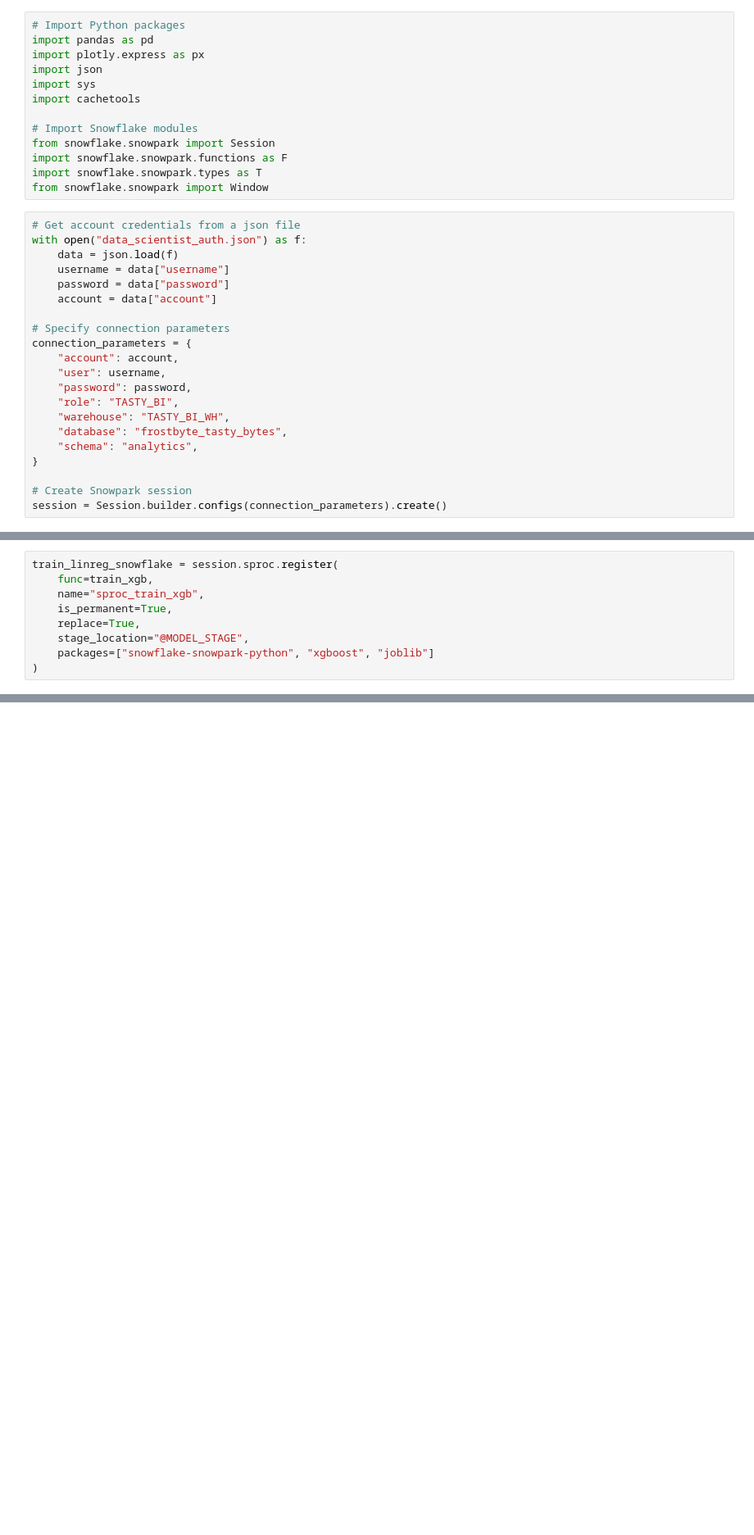
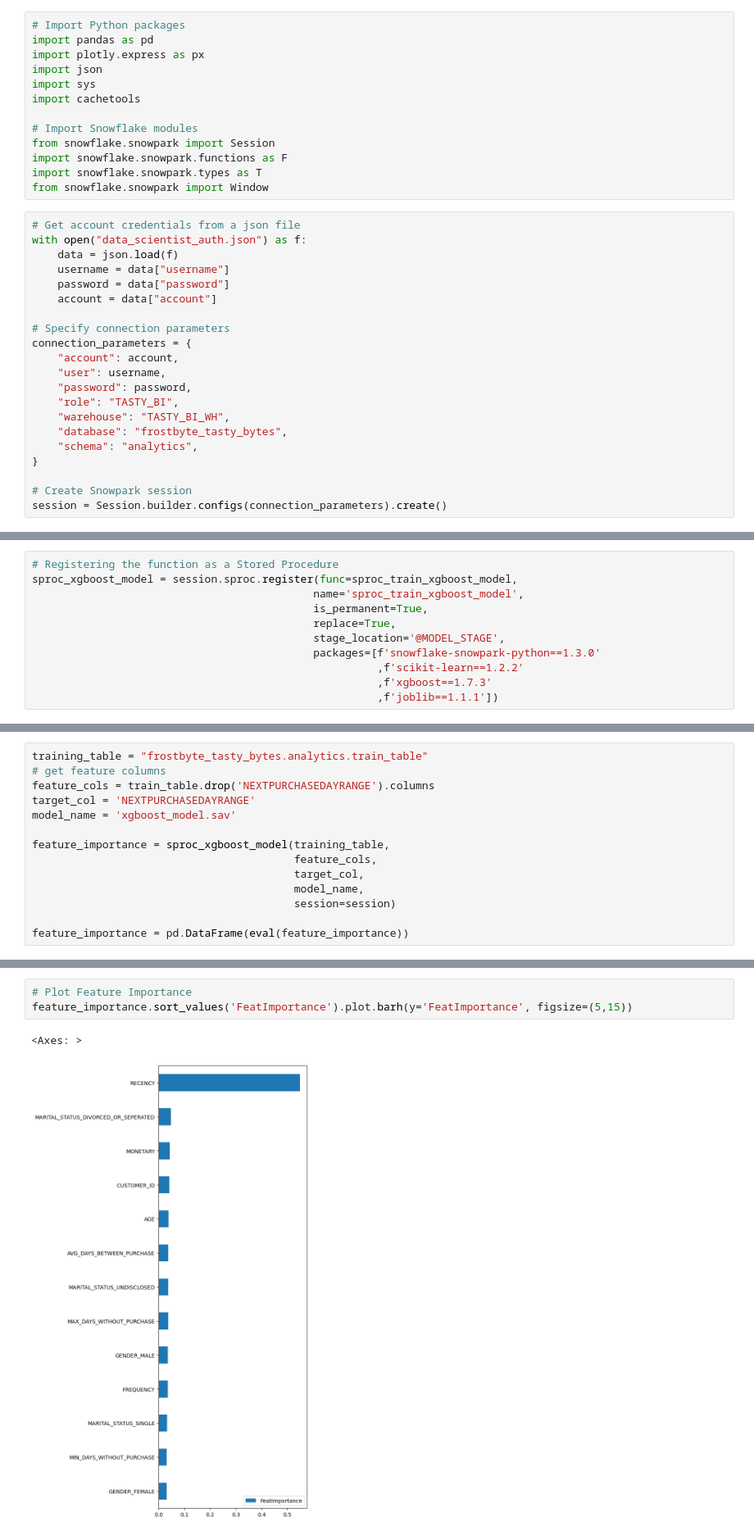
Before and after one commit to R-otato/Tasty_Insights, a Jupyter notebook: FinalModel.ipynb, the cells around one changed output, grey strips where cells are left out. Shown at 82% size. Drawn from its saved outputs; the diff is of its cells as text; blank space fills up the shorter version.

Commit message:
Add Sproc, Stage, UDF

```diff
--- a/FinalModel.ipynb
+++ b/FinalModel.ipynb
@@ -81,10 +73,12 @@ def train_xgb(
 # %%
-train_linreg_snowflake = session.sproc.register(
-    func=train_xgb,
-    name="sproc_train_xgb",
-    is_permanent=True,
-    replace=True,
-    stage_location="@MODEL_STAGE",
-    packages=["snowflake-snowpark-python", "xgboost", "joblib"]
-)
+# Registering the function as a Stored Procedure
+sproc_xgboost_model = session.sproc.register(func=sproc_train_xgboost_model,
+                                            name='sproc_train_xgboost_model',
+                                            is_permanent=True,
+                                            replace=True,
+                                            stage_location='@MODEL_STAGE',
+                                            packages=[f'snowflake-snowpark-python==1.3.0'
+                                                      ,f'scikit-learn==1.2.2'
+                                                      ,f'xgboost==1.7.3'
+                                                      ,f'joblib==1.1.1'])
 # %% [output]
@@ -113 +87,15 @@ Traceback (most recent call last):
+# %%
+training_table = "frostbyte_tasty_bytes.analytics.train_table"
+# get feature columns
+feature_cols = train_table.drop('NEXTPURCHASEDAYRANGE').columns
+target_col = 'NEXTPURCHASEDAYRANGE'
+model_name = 'xgboost_model.sav'
+
+feature_importance = sproc_xgboost_model(training_table,
+                                         feature_cols,
+                                         target_col,
+                                         model_name,
+                                         session=session)
+
+feature_importance = pd.DataFrame(eval(feature_importance))
 # %%
@@ -114,0 +108,6 @@ pd.DataFrame(session.sql("LIST @MODEL_STAGE").collect())
+# %%
+# Plot Feature Importance
+feature_importance.sort_values('FeatImportance').plot.barh(y='FeatImportance', figsize=(5,15))
+# %% [output]
+<Axes: >
+[figure, added]
```
Also changed, not shown: parts of 10 cells of this notebook, 1 other file.
